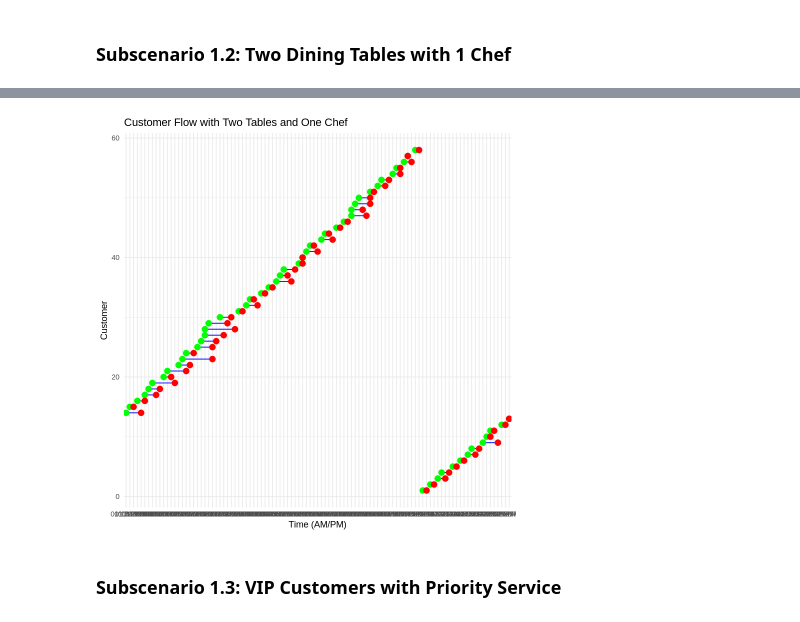
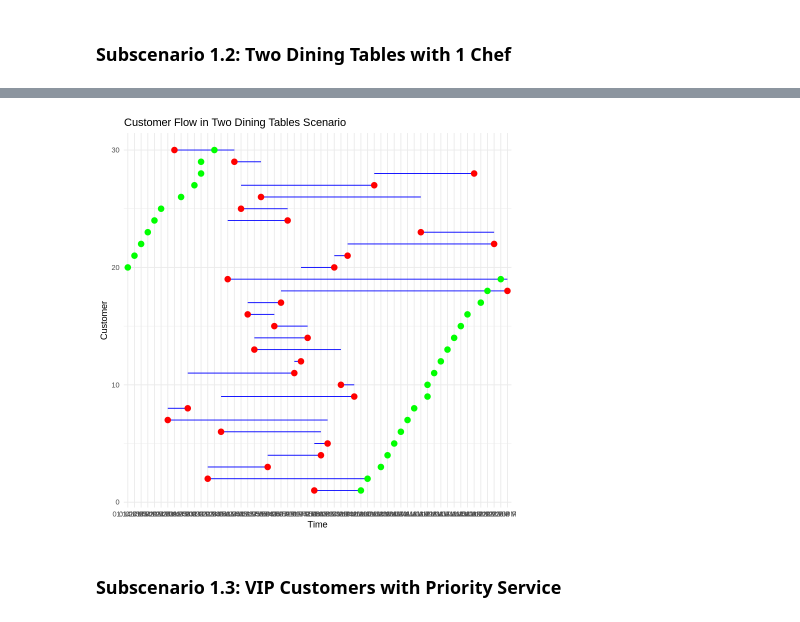
Before and after one commit to zoraizmohammad/dukeClasses, a Jupyter notebook: sta240/finalProject/STA240FinalSimulation.ipynb, the cells around one changed output, grey strips where cells are left out. Cells and saved outputs as stored; diff of their text form; code cells hidden in the pictures.

Commit message:
Fixed up scenario 1 and also added E-Scenario 10

```diff
--- a/sta240/finalProject/STA240FinalSimulation.ipynb
+++ b/sta240/finalProject/STA240FinalSimulation.ipynb
@@ -232,21 +232,9 @@ Gamma Distribution***
 # %% [markdown]
 ### **Subscenario 1.2: Two Dining Tables with 1 Chef**
 # %%
-# Two Dining Tables and One Chef Simulation with Time Formatting
-
-simulate_two_tables <- function(lambda_A, lambda_S, start_hour, end_hour) {
-  total_time <- (end_hour - start_hour) * 60  # Total operating time in minutes
-
-  # Generate arrival times
-  arrival_times <- cumsum(rexp(500, rate = lambda_A / 60))
-  arrival_times <- arrival_times[arrival_times <= total_time]
-
-  # Generate service times
-  service_times <- rexp(length(arrival_times), rate = lambda_S / 60)
-
-  # Initialize variables
+simulate_two_tables <- function(arrival_times, service_times, start_hour = 10) {
   n <- length(arrival_times)
-  table_free_time <- c(0, 0)  # Free times for the two tables
+  table_free_time <- c(0, 0) # Free time for both tables in minutes since start_hour
   start_times <- numeric(n)
   end_times <- numeric(n)
   waiting_times <- numeric(n)
@@ -254,29 +242,30 @@ simulate_two_tables <- function(lambda_A, lambda_S, start_hour, end_hour) {
   for (i in 1:n) {
     # Assign to the table that becomes free first
     assigned_table <- which.min(table_free_time)
-
     if (arrival_times[i] >= table_free_time[assigned_table]) {
       start_times[i] <- arrival_times[i]
     } else {
       start_times[i] <- table_free_time[assigned_table]
     }
-
     waiting_times[i] <- start_times[i] - arrival_times[i]
     end_times[i] <- start_times[i] + service_times[i]
     table_free_time[assigned_table] <- end_times[i]
   }
 
-  # Convert minutes to time in AM/PM format
-  time_format <- function(minutes) {
-    format(as.POSIXct((start_hour * 60 + minutes) * 60, origin = "1970-01-01", tz = "UTC"), "%I:%M %p")
+  # Convert times to AM/PM format
+  format_time <- function(time_in_minutes) {
+    format(as.POSIXct((start_hour * 60 + time_in_minutes) * 60, origin = "1970-01-01", tz = "UTC"), "%I:%M %p")
   }
+  arrival_times_formatted <- sapply(arrival_times, format_time)
+  start_times_formatted <- sapply(start_times, format_time)
+  end_times_formatted <- sapply(end_times, format_time)
 
-  # Create a data frame with formatted times
+  # Create raw data
   raw_data <- data.frame(
     Customer = 1:n,
-    Arrival_Time = sapply(arrival_times, time_format),
-    Start_Time = sapply(start_times, time_format),
-    End_Time = sapply(end_times, time_format),
+    Arrival = arrival_times_formatted,
+    Start = start_times_formatted,
+    End = end_times_formatted,
     Waiting_Time = waiting_times
   )
 
@@ -285,42 +274,41 @@ simulate_two_tables <- function(lambda_A, lambda_S, start_hour, end_hour) {
   total_customers <- n
   total_downtime <- sum(diff(c(0, sort(end_times))) - diff(c(0, sort(arrival_times))))
 
-  # Output results
-  list(
-    raw_data = raw_data,
-    summary = list(
-      Average_Waiting_Time = avg_waiting_time,
-      Total_Customers_Served = total_customers,
-      Total_Downtime = total_downtime
-    )
-  )
+  # Print summary statistics
+  cat("Summary Statistics:\n")
+  cat("Average Waiting Time:", avg_waiting_time, "minutes\n")
+  cat("Total Customers Served:", total_customers, "\n")
+  cat("Total Downtime:", total_downtime, "minutes\n")
+
+  return(list(raw_data = raw_data))
 }
 
-# Example Parameters
-lambda_A <- 5  # Arrival rate (customers per hour)
-lambda_S <- 6  # Service rate (customers per hour)
-start_hour <- 10  # Opening hour (10 AM)
-end_hour <- 22  # Closing hour (10 PM)
+# Example input data
+set.seed(123) # For reproducibility
+arrival_times <- cumsum(rexp(30, rate = 5 / 60)) # 30 customers arriving (Poisson process)
+service_times <- rexp(30, rate = 1 / 10) * 60 # Service times in minutes
 
-# Run the simulation
-simulation_result <- simulate_two_tables(lambda_A, lambda_S, start_hour, end_hour)
+# Simulate and get results
+result_two_tables <- simulate_two_tables(arrival_times, service_times)
 
-# Raw Data
-print("Raw Data:")
-print(head(simulation_result$raw_data, 30))  # Display first 10 rows
+# Output raw data
+print(result_two_tables$raw_data)
 
-# Summary Statistics
-print("Summary Statistics:")
-print(simulation_result$summary)
+# Plot Simulation Data
+library(ggplot2)
 
-# Visualization
-library(ggplot2)
-ggplot(simulation_result$raw_data, aes(x = Arrival_Time, y = Customer)) +
-  geom_segment(aes(xend = End_Time, yend = Customer), color = "blue") +
-  geom_point(aes(x = Arrival_Time), color = "green", size = 3) +
-  geom_point(aes(x = End_Time), color = "red", size = 3) +
-  labs(title = "Customer Flow with Two Tables and One Chef",
-       x = "Time (AM/PM)",
-       y = "Customer") +
-  theme_minimal()
+plot_simulation <- function(simulation_data) {
+  ggplot(simulation_data) +
+    geom_segment(aes(x = Start, xend = End, y = Customer, yend = Customer), color = "blue") +
+    geom_point(aes(x = Arrival, y = Customer), color = "green", size = 3, shape = 21, fill = "green") +
+    geom_point(aes(x = End, y = Customer), color = "red", size = 3, shape = 21, fill = "red") +
+    labs(
+      x = "Time",
+      y = "Customer",
+      title = "Customer Flow in Two Dining Tables Scenario"
+    ) +
+    theme_minimal()
+}
+
+plot_simulation(result_two_tables$raw_data)
 # %% [output]
@@ -344,4 +332,4 @@ $Total_Downtime
-[figure, old version]
+[figure, new version]
 # %% [markdown]
 ### **Subscenario 1.3: VIP Customers with Priority Service**
 # %%
```
Also changed, not shown: parts of 11 cells of this notebook.
